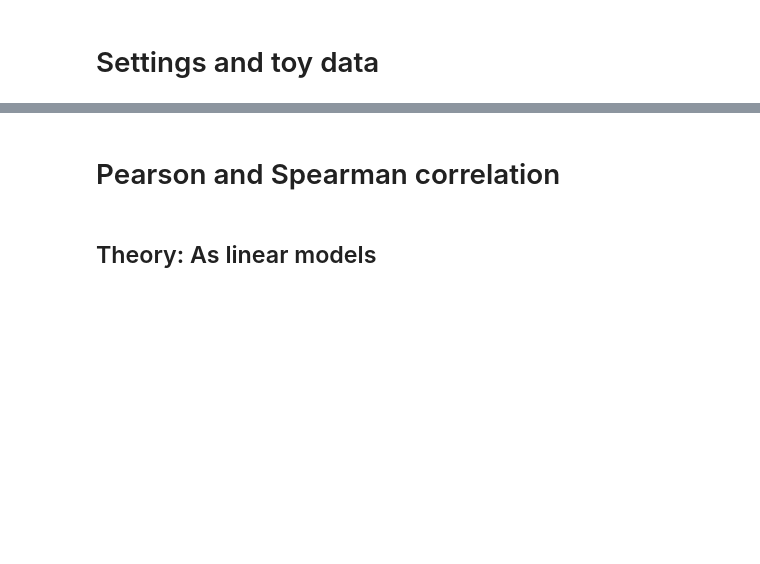
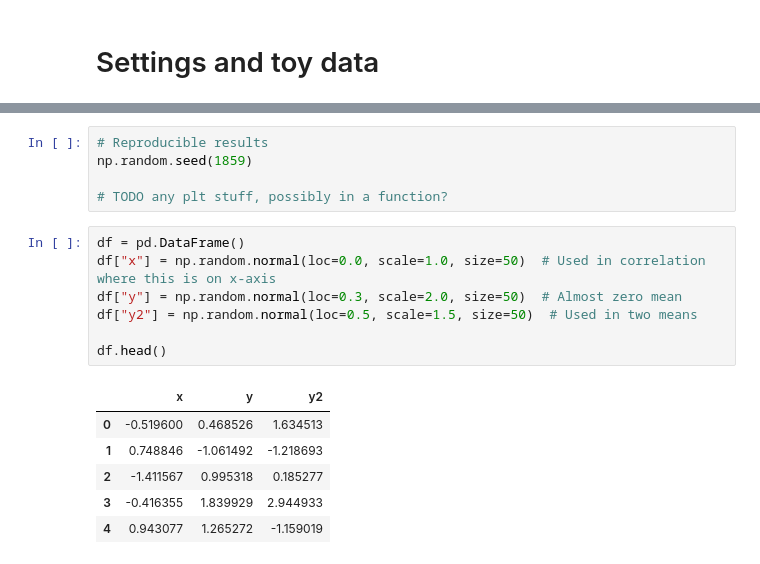
Before and after one commit to eigenfoo/tests-as-linear, a Jupyter notebook: tests-as-linear.ipynb, the cells around one changed output, grey strips where cells are left out. Saved outputs shown, nothing was run; the diff lists cells and outputs as text; blank space fills up the shorter version.

```diff
--- a/tests-as-linear.ipynb
+++ b/tests-as-linear.ipynb
@@ -52,5 +34,20 @@ toggle_cell()
-# %% [markdown]
-# Pearson and Spearman correlation
-# %% [markdown]
-## Theory: As linear models
+# %%
+# Reproducible results
+np.random.seed(1859)
+
+# TODO any plt stuff, possibly in a function?
+# %%
+df = pd.DataFrame()
+df["x"] = np.random.normal(loc=0.0, scale=1.0, size=50)  # Used in correlation where this is on x-axis
+df["y"] = np.random.normal(loc=0.3, scale=2.0, size=50)  # Almost zero mean
+df["y2"] = np.random.normal(loc=0.5, scale=1.5, size=50)  # Used in two means
+
+df.head()
+# %% [output]
+|  | x | y | y2 |
+| 0 | -0.519600 | 0.468526 | 1.634513 |
+| 1 | 0.748846 | -1.061492 | -1.218693 |
+| 2 | -1.411567 | 0.995318 | 0.185277 |
+| 3 | -0.416355 | 1.839929 | 2.944933 |
+| 4 | 0.943077 | 1.265272 | -1.159019 |
 # %% [markdown]
```
Also changed, not shown: parts of 25 cells of this notebook, 3 other files.
